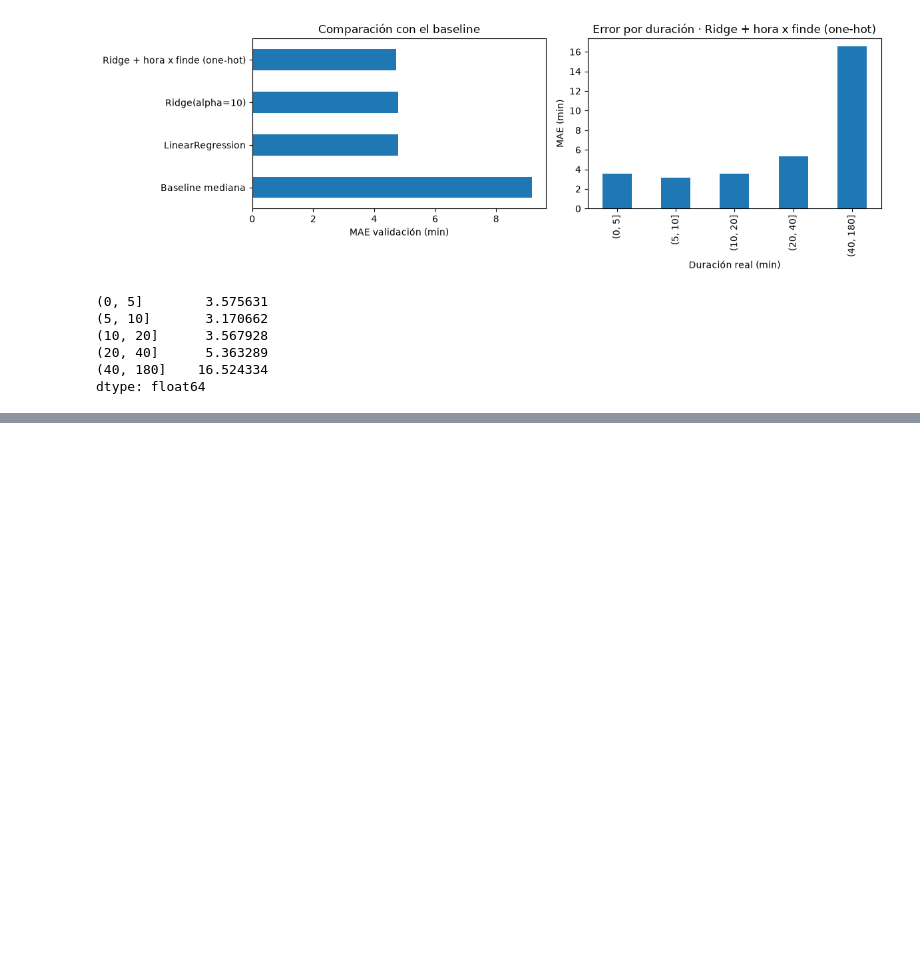
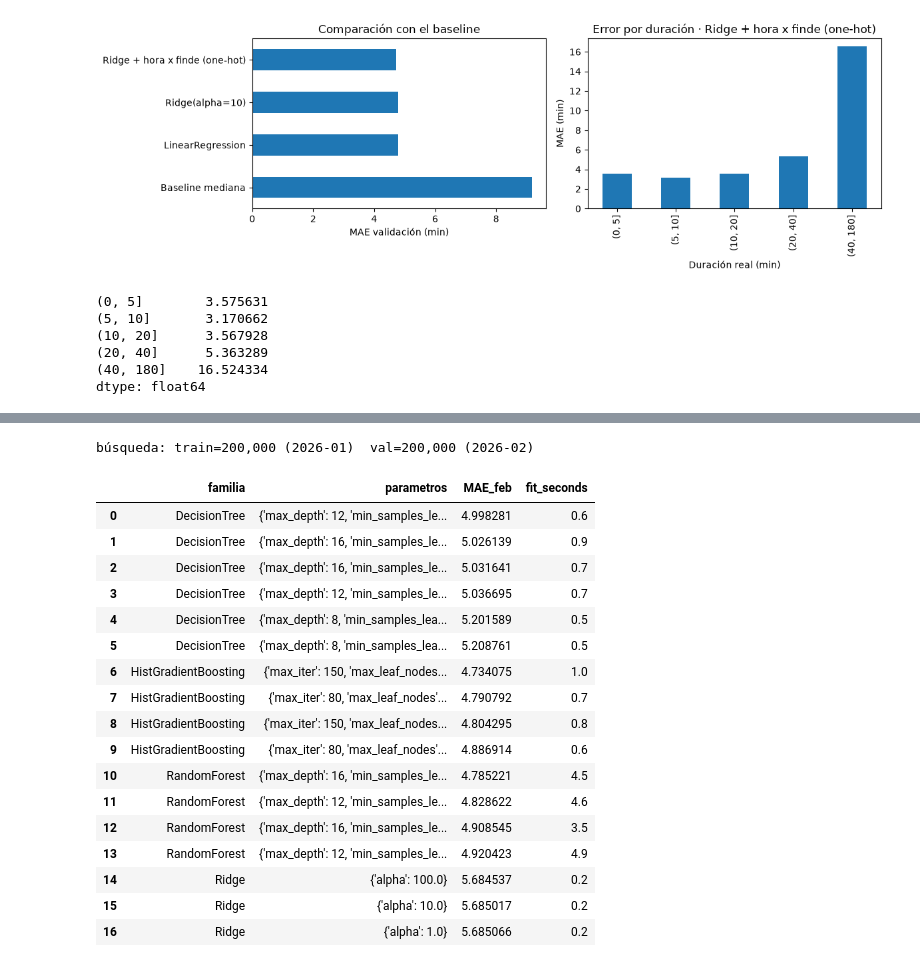
Before and after one commit to JairoCatacora/ML-Proy, a Jupyter notebook: notebooks/03_modelos.ipynb, the cells around one changed output, grey strips where cells are left out. Drawn from its saved outputs; the diff is of its cells as text; code cells hidden in the pictures; blank space fills up the shorter version.

```diff
--- a/notebooks/03_modelos.ipynb
+++ b/notebooks/03_modelos.ipynb
@@ -112,0 +232,53 @@ out = {"train_months": TRAIN_MONTHS, "validation_months": VAL_MONTHS, "train_row
+# %%
+search_spaces = {
+    "Ridge": (Ridge, {"alpha": [1.0, 10.0, 100.0]}, "linear"),
+    "DecisionTree": (DecisionTreeRegressor, {"max_depth": [8, 12, 16], "min_samples_leaf": [20, 80]}, "tree"),
+    "RandomForest": (RandomForestRegressor, {"n_estimators": [60], "max_depth": [12, 16], "min_samples_leaf": [20, 80]}, "tree"),
+    "HistGradientBoosting": (HistGradientBoostingRegressor, {"max_iter": [80, 150], "max_leaf_nodes": [15, 31]}, "tree"),
+}
+
+def build_candidate(kind, cls, params):
+    kw = dict(params)
+    if cls is not Ridge:
+        kw["random_state"] = RANDOM_STATE
+    if cls is RandomForestRegressor:
+        kw["n_jobs"] = -1
+    return make_linear_pipeline(cls(**kw)) if kind == "linear" else make_tree_pipeline(cls(**kw))
+
+month = train_s.tpep_pickup_datetime.dt.strftime("%Y-%m")
+inner_tr, inner_va = train_s[month == TRAIN_MONTHS[0]], train_s[month == TRAIN_MONTHS[1]]
+print(f"búsqueda: train={len(inner_tr):,} ({TRAIN_MONTHS[0]})  val={len(inner_va):,} ({TRAIN_MONTHS[1]})")
+
+search_rows, selected = [], {}
+for family, (cls, grid, kind) in search_spaces.items():
+    for params in ParameterGrid(grid):
+        t = time.time()
+        model = build_candidate(kind, cls, params).fit(inner_tr, inner_tr.duration_min.values)
+        mae = regression_metrics(inner_va.duration_min.values, model.predict(inner_va))["MAE_minutes"]
+        search_rows.append({"familia": family, "parametros": str(params), "MAE_feb": mae, "fit_seconds": round(time.time() - t, 1)})
+        if family not in selected or mae < selected[family]["MAE_feb"]:
+            selected[family] = {"parametros": params, "MAE_feb": mae}
+
+search_df = pd.DataFrame(search_rows).sort_values(["familia", "MAE_feb"]).reset_index(drop=True)
+search_df.to_csv(OUT/"busqueda_hiperparametros_sem12.csv", index=False)
+search_df
+# %% [output]
+búsqueda: train=200,000 (2026-01)  val=200,000 (2026-02)
+|  | familia | parametros | MAE_feb | fit_seconds |
+| 0 | DecisionTree | {'max_depth': 12, 'min_samples_le... | 4.998281 | 0.6 |
+| 1 | DecisionTree | {'max_depth': 16, 'min_samples_le... | 5.026139 | 0.9 |
+| 2 | DecisionTree | {'max_depth': 16, 'min_samples_le... | 5.031641 | 0.7 |
+| 3 | DecisionTree | {'max_depth': 12, 'min_samples_le... | 5.036695 | 0.7 |
+| 4 | DecisionTree | {'max_depth': 8, 'min_samples_lea... | 5.201589 | 0.5 |
+| 5 | DecisionTree | {'max_depth': 8, 'min_samples_lea... | 5.208761 | 0.5 |
+| 6 | HistGradientBoosting | {'max_iter': 150, 'max_leaf_nodes... | 4.734075 | 1.0 |
+| 7 | HistGradientBoosting | {'max_iter': 80, 'max_leaf_nodes'... | 4.790792 | 0.7 |
+| 8 | HistGradientBoosting | {'max_iter': 150, 'max_leaf_nodes... | 4.804295 | 0.8 |
+| 9 | HistGradientBoosting | {'max_iter': 80, 'max_leaf_nodes'... | 4.886914 | 0.6 |
+| 10 | RandomForest | {'max_depth': 16, 'min_samples_le... | 4.785221 | 4.5 |
+| 11 | RandomForest | {'max_depth': 12, 'min_samples_le... | 4.828622 | 4.6 |
+| 12 | RandomForest | {'max_depth': 16, 'min_samples_le... | 4.908545 | 3.5 |
+| 13 | RandomForest | {'max_depth': 12, 'min_samples_le... | 4.920423 | 4.9 |
+| 14 | Ridge | {'alpha': 100.0} | 5.684537 | 0.2 |
+| 15 | Ridge | {'alpha': 10.0} | 5.685017 | 0.2 |
+| 16 | Ridge | {'alpha': 1.0} | 5.685066 | 0.2 |
```
Also changed, not shown: parts of 14 cells of this notebook, 8 other files.
